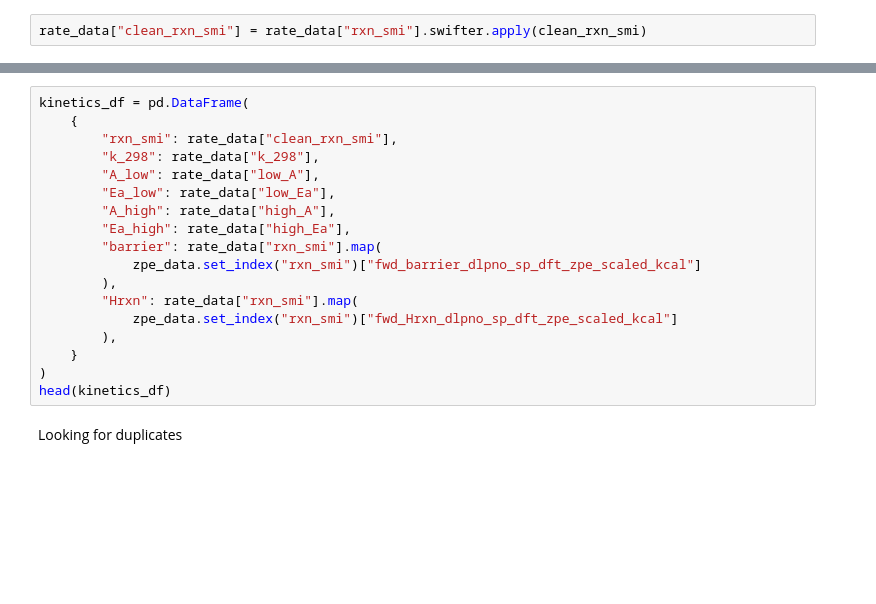
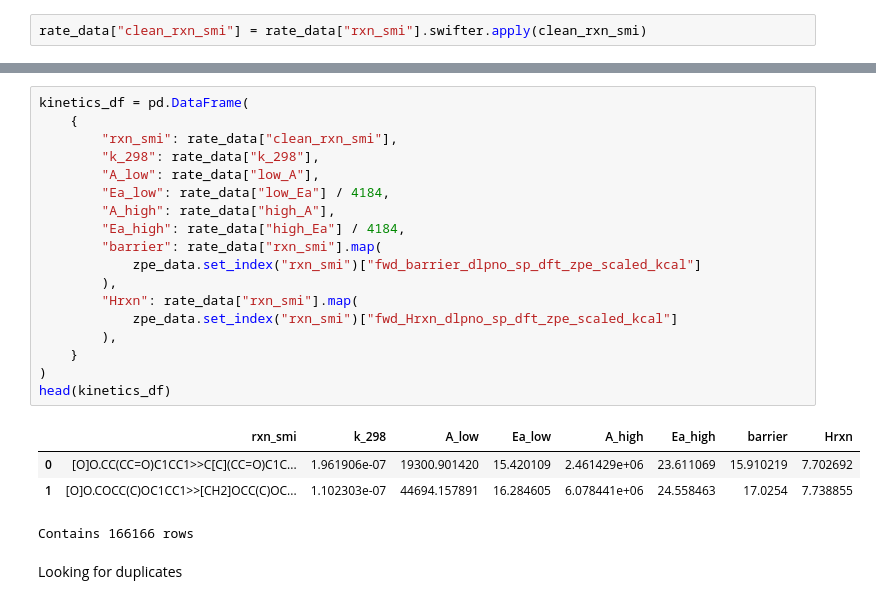
Before and after one commit to QuantumPioneer/databases, a Jupyter notebook: scripts/kinetics/collect_kinetic_data.ipynb, the cells around one changed output, grey strips where cells are left out. Saved outputs shown, nothing was run; the diff lists cells and outputs as text; blank space fills up the shorter version.

Commit message:
Update kinetics activation energies to kcal/mol.
Convert Ea_low and Ea_high from J/mol to kcal/mol in the data assembly notebook and align documented units in the kinetics README.

Made-with: Cursor

```diff
--- a/scripts/kinetics/collect_kinetic_data.ipynb
+++ b/scripts/kinetics/collect_kinetic_data.ipynb
@@ -54,21 +64,26 @@ head(zpe_data)
 # %%
 kinetics_df = pd.DataFrame(
     {
         "rxn_smi": rate_data["clean_rxn_smi"],
         "k_298": rate_data["k_298"],
         "A_low": rate_data["low_A"],
-        "Ea_low": rate_data["low_Ea"],
+        "Ea_low": rate_data["low_Ea"] / 4184,
         "A_high": rate_data["high_A"],
-        "Ea_high": rate_data["high_Ea"],
+        "Ea_high": rate_data["high_Ea"] / 4184,
         "barrier": rate_data["rxn_smi"].map(
             zpe_data.set_index("rxn_smi")["fwd_barrier_dlpno_sp_dft_zpe_scaled_kcal"]
         ),
         "Hrxn": rate_data["rxn_smi"].map(
             zpe_data.set_index("rxn_smi")["fwd_Hrxn_dlpno_sp_dft_zpe_scaled_kcal"]
         ),
     }
 )
 head(kinetics_df)
+# %% [output]
+|  | rxn_smi | k_298 | A_low | Ea_low | A_high | Ea_high | barrier | Hrxn |
+| 0 | [O]O.CC(CC=O)C1CC1>>C[C](CC=O)C1C... | 1.961906e-07 | 19300.901420 | 15.420109 | 2.461429e+06 | 23.611069 | 15.910219 | 7.702692 |
+| 1 | [O]O.COCC(C)OC1CC1>>[CH2]OCC(C)OC... | 1.102303e-07 | 44694.157891 | 16.284605 | 6.078441e+06 | 24.558463 | 17.0254 | 7.738855 |
+Contains 166166 rows
 # %% [markdown]
 Looking for duplicates
 # %%
```
Also changed, not shown: parts of 3 cells of this notebook, 1 other file.
